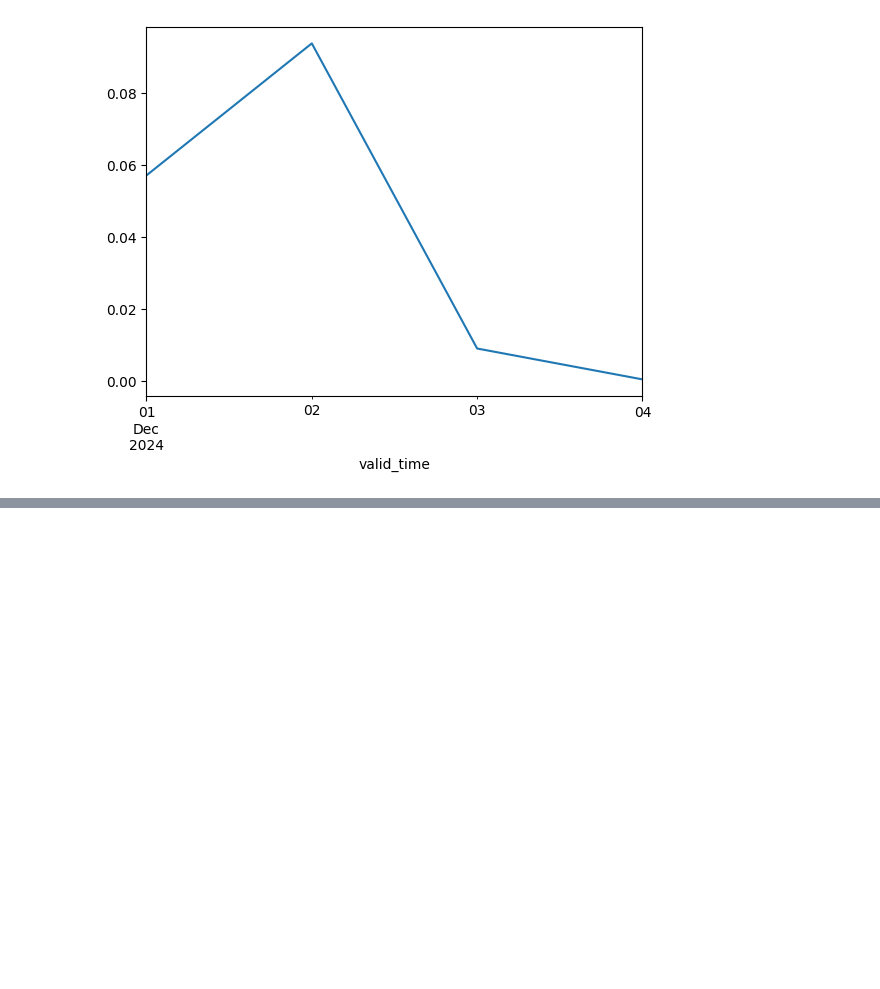
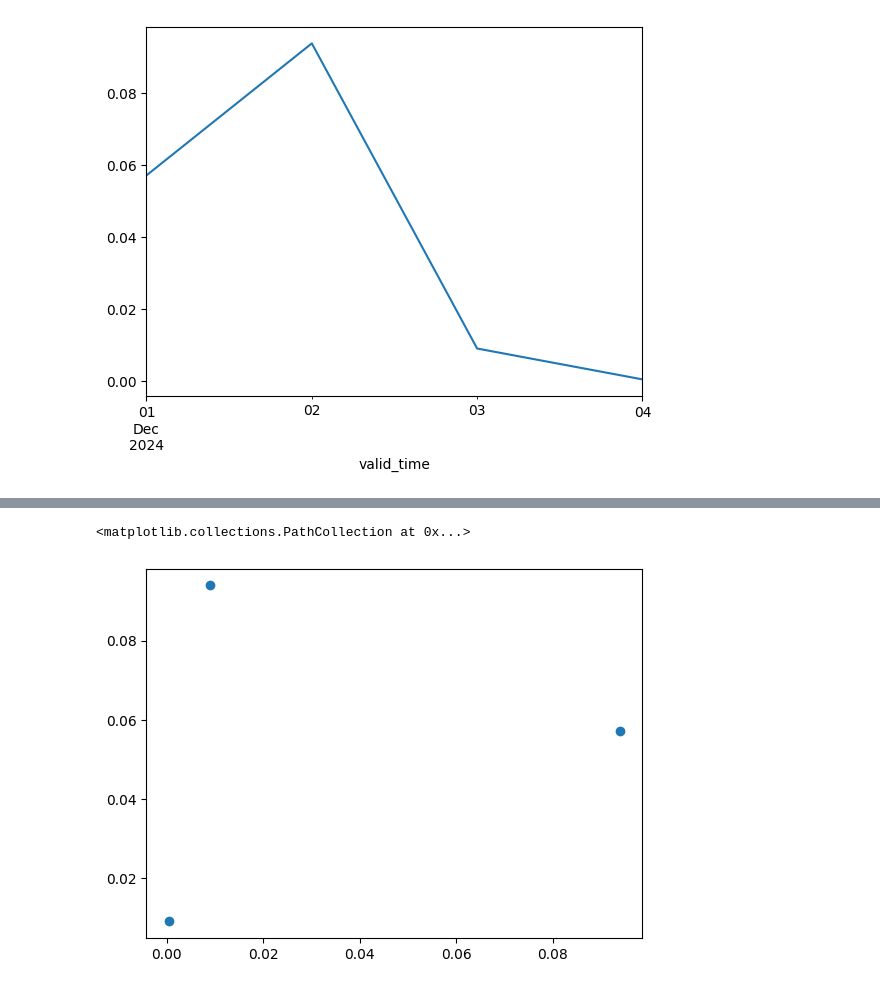
Before and after one commit to Erickpython/python_for_meteorology, a Jupyter notebook: Climate Data Store/download_era5_rain.ipynb, the cells around one changed output, grey strips where cells are left out. Saved outputs shown, nothing was run; the diff lists cells and outputs as text; code cells hidden in the pictures; blank space fills up the shorter version.

```diff
--- a/Climate Data Store/download_era5_rain.ipynb
+++ b/Climate Data Store/download_era5_rain.ipynb
@@ -223,3 +223,6 @@ df["nairobi_rainfall_mm"].plot()
 # %% [output]
 <Axes: xlabel='valid_time'>
 [figure]
+# %%
+df["lag_yesterday"] = df["nairobi_rainfall_mm"].shift(1)
+df
@@ -225,0 +236,3 @@ df["nairobi_rainfall_mm"].plot()
+# %%
+df["3_day_cumulative"] = df["nairobi_rainfall_mm"].rolling(3).sum()
+df
@@ -225,0 +246,3 @@ df["nairobi_rainfall_mm"].plot()
+# %%
+df["wet_day"] = (df["nairobi_rainfall_mm"] >1).astype("int64")
+df
@@ -225,0 +256,5 @@ df["nairobi_rainfall_mm"].plot()
+# %%
+plt.scatter(df["nairobi_rainfall_mm"],df["lag_yesterday"])
+# %% [output]
+<matplotlib.collections.PathCollection at 0x...>
+[figure, added]
```
Also changed, not shown: parts of 3 cells of this notebook, 2 other files.
